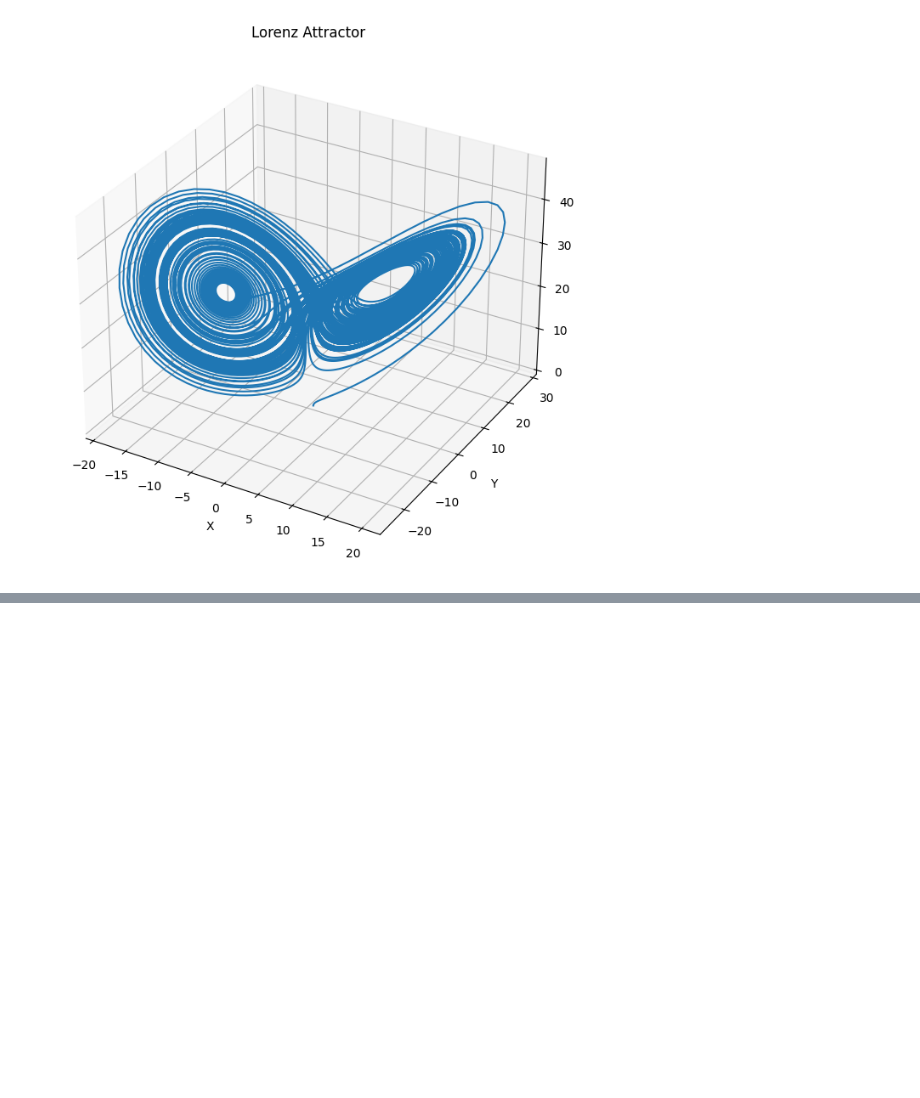
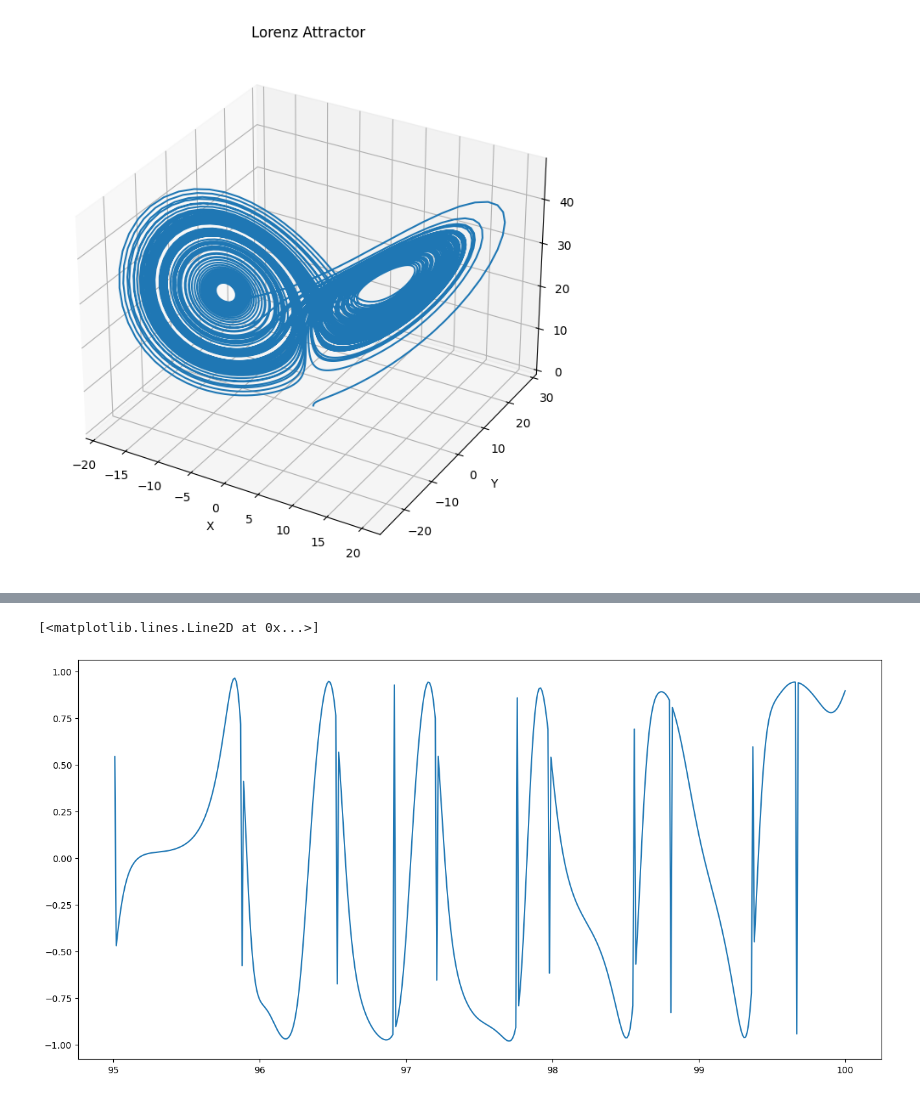
Before and after one commit to MagriLab/clvlib, a Jupyter notebook: src/prova.ipynb, the cells around one changed output, grey strips where cells are left out. Cells and saved outputs as stored; diff of their text form; code cells hidden in the pictures; blank space fills up the shorter version.

```diff
--- a/src/prova.ipynb
+++ b/src/prova.ipynb
@@ -144,0 +150,9 @@ plt.plot(time, theta[-1,:])
+# %%
+figure = plt.figure(figsize=(16, 8))
+start, end = 9500, 10000
+#plt.plot(time[start:end], CLVs[0,0,start:end])
+#plt.plot(time[start:end], CLVs[1,0,start:end])
+plt.plot(time[start:end], CLVs[2,0,start:end])
+# %% [output]
+[<matplotlib.lines.Line2D at 0x...>]
+[figure, added]
```
Also changed, not shown: parts of 8 cells of this notebook, 1 other file.
